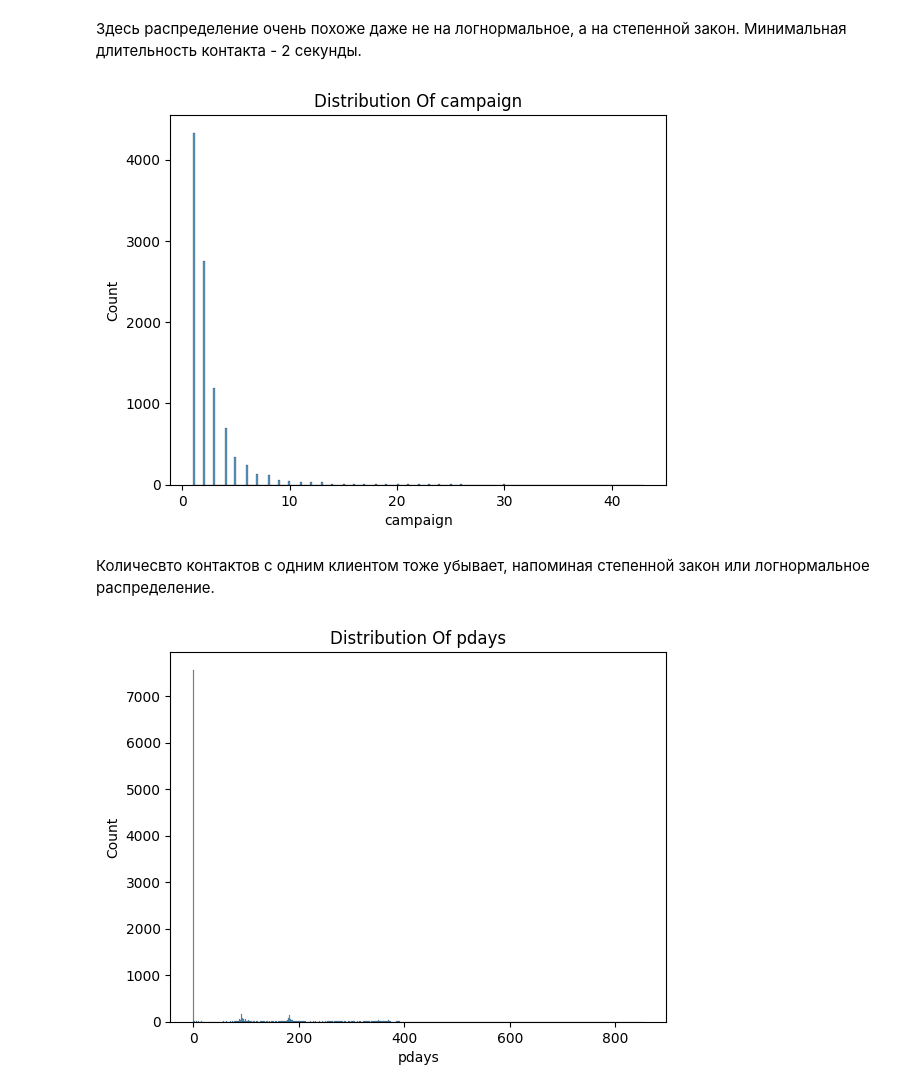
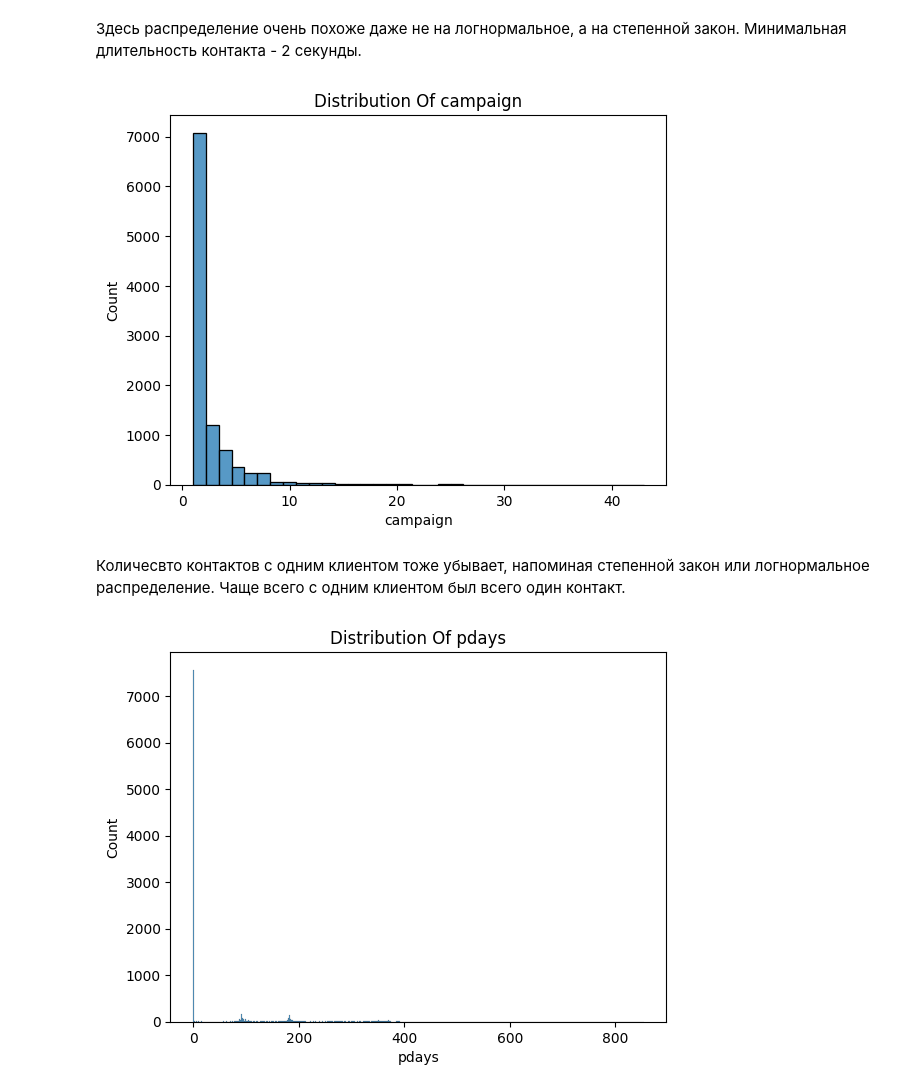
Before and after one commit to Blooodniy/PROJECT-4, a Jupyter notebook: Project_4_ML copy.ipynb, the cells around one changed output. Cells and saved outputs as stored; diff of their text form; code cells hidden in the pictures.

```diff
--- a/Project_4_ML copy.ipynb
+++ b/Project_4_ML copy.ipynb
@@ -183,13 +198,13 @@ plt.show()
 # %% [markdown]
 Здесь распределение очень похоже даже не на логнормальное, а на степенной закон. Минимальная длительность контакта - 2 секунды.
 # %%
-fig = sns.histplot(df['campaign'])
+fig = sns.histplot(df['campaign'], bins=df['campaign'].value_counts().shape[0])
 fig.set_title('Distribution Of campaign')
 plt.show()
 # %% [output]
-[figure, old version]
+[figure, new version]
 # %% [markdown]
-Количесвто контактов с одним клиентом тоже убывает, напоминая степенной закон или логнормальное распределение.
+Количесвто контактов с одним клиентом тоже убывает, напоминая степенной закон или логнормальное распределение. Чаще всего с одним клиентом был всего один контакт.
 # %%
 fig = sns.histplot(df['pdays'], bins=df['pdays'].value_counts().shape[0])
 fig.set_title('Distribution Of pdays')
```
Also changed, not shown: parts of 26 cells of this notebook.
